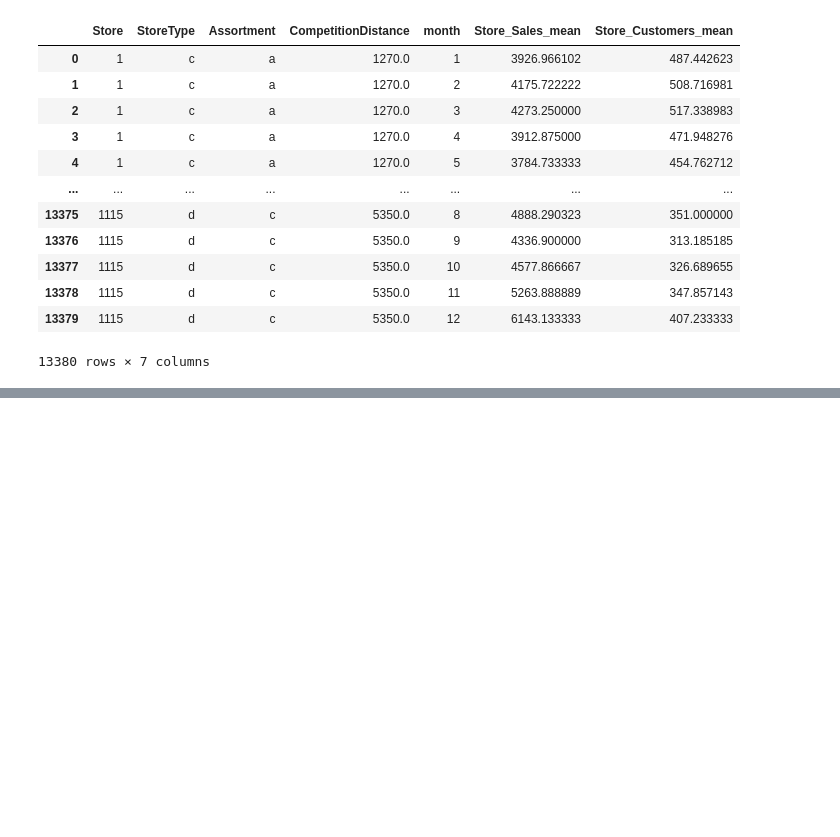
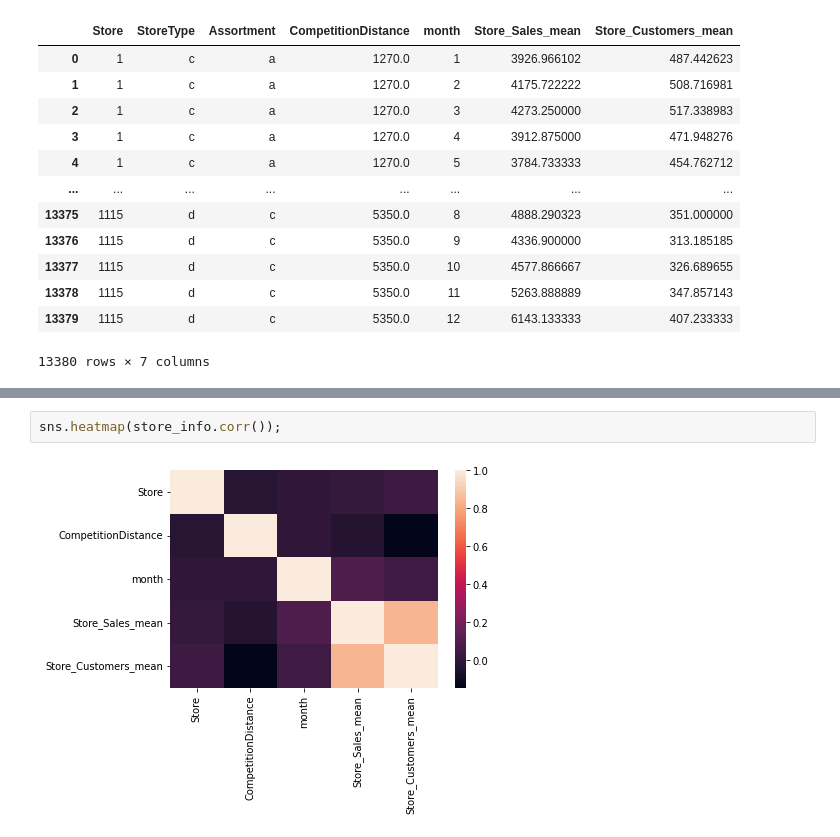
Before and after one commit to franksh/dsr-rossman-comp, a Jupyter notebook: notebooks/util_extract_store_info.ipynb, the cells around one changed output, grey strips where cells are left out. Saved outputs shown, nothing was run; the diff lists cells and outputs as text; blank space fills up the shorter version.

Commit message:
add correlation map of store info

```diff
--- a/notebooks/util_extract_store_info.ipynb
+++ b/notebooks/util_extract_store_info.ipynb
@@ -153,0 +160,4 @@ store_info
+# %%
+sns.heatmap(store_info.corr());
+# %% [output]
+[figure, added]
```
Also changed, not shown: parts of 2 cells of this notebook.
